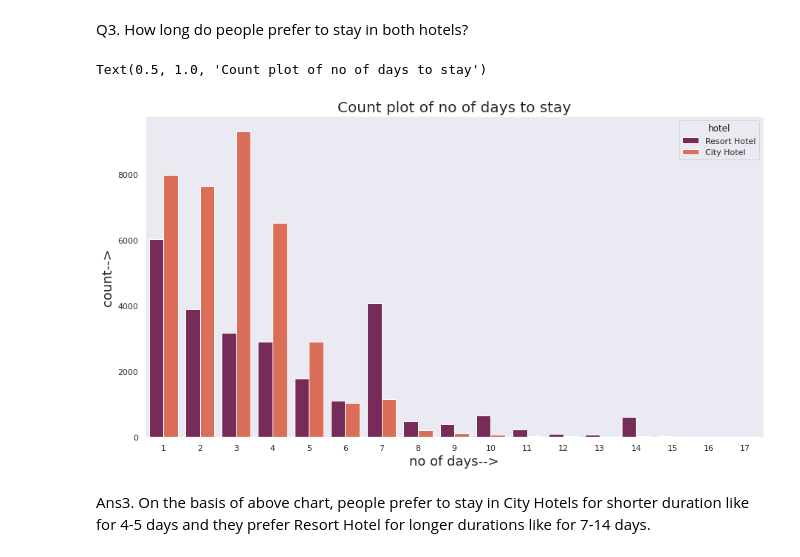
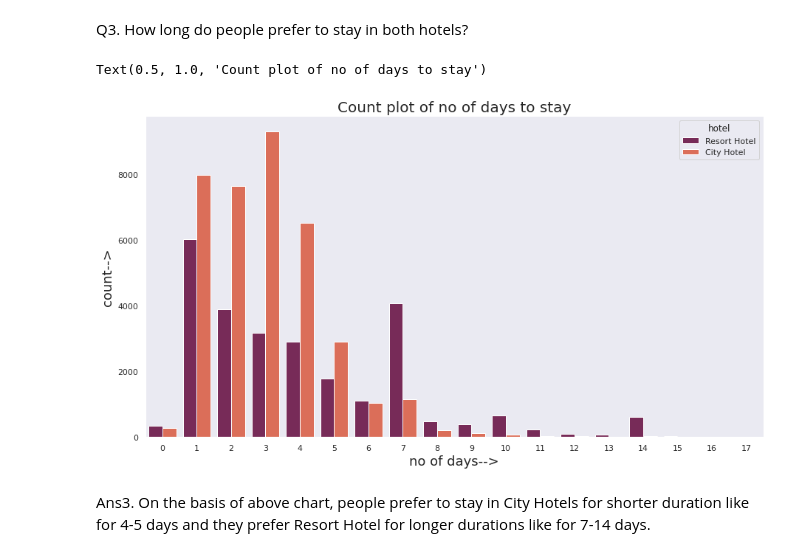
Before and after one commit to niteshavagabond/Hotel-Booking-analysis, a Jupyter notebook: Hotel_Booking_Analysis_Capstone_Project.ipynb, the cells around one changed output. Cells and saved outputs as stored; diff of their text form; code cells hidden in the pictures.

```diff
--- a/Hotel_Booking_Analysis_Capstone_Project.ipynb
+++ b/Hotel_Booking_Analysis_Capstone_Project.ipynb
@@ -382,16 +382,15 @@ Q3. How long do people prefer to stay in both hotels?
 # %%
 # Count plot of total no of stays
 not_cancel=df[df['booking_cancel_status']==0]
 not_cancel=not_cancel[not_cancel['total_no_of_stays'] < 18]
-not_cancel=not_cancel[not_cancel['total_no_of_stays']>0]
 plt.figure(figsize = (15,8))
 sns.countplot(x=not_cancel['total_no_of_stays'],hue=not_cancel['hotel'],palette='rocket')
 plt.xlabel('no of days-->',fontsize=18)
 plt.ylabel('count-->',fontsize=18)
 plt.title('Count plot of no of days to stay',fontsize=20)
 # %% [output]
 Text(0.5, 1.0, 'Count plot of no of days to stay')
-[figure, old version]
+[figure, new version]
 # %% [markdown]
 Ans3. On the basis of above chart, people prefer to stay in City Hotels for shorter duration like for 4-5 days and they prefer Resort Hotel for longer durations like for 7-14 days.
 # %% [markdown]
```
Also changed, not shown: parts of 3 cells of this notebook.
